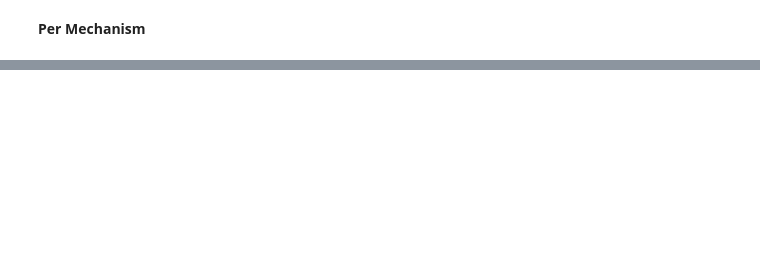
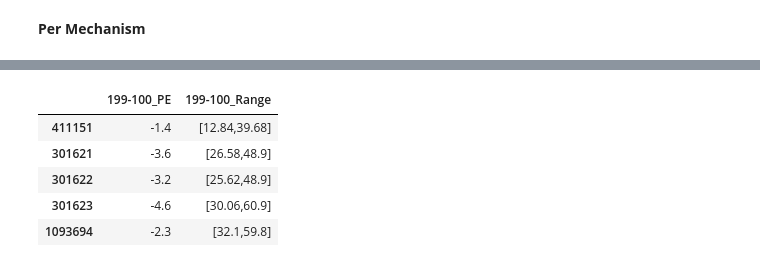
Before and after one commit to XRen615/exploreKit, a Jupyter notebook: Base_Estimation_Regression_HC_CY.ipynb, the cells around one changed output, grey strips where cells are left out. Drawn from its saved outputs; the diff is of its cells as text; code cells hidden in the pictures; blank space fills up the shorter version.

```diff
--- a/Base_Estimation_Regression_HC_CY.ipynb
+++ b/Base_Estimation_Regression_HC_CY.ipynb
@@ -296,0 +336,8 @@ PE_DF
+# %%
+PE_2 = {}
+for code in df2.ProductCode:
+    PE_2[code] = statsByMechReg(code,df2)
+
+PE_DF2 =  pd.DataFrame.from_dict(PE_2, orient='index')
+PE_DF2.columns =['199-100_PE']
+PE_DF2.head()
@@ -296,0 +363,9 @@ PE_DF
+# %%
+PE_DF2.head()
+# %% [output]
+|  | 199-100_PE | 199-100_Range |
+| 411151 | -1.4 | [12.84,39.68] |
+| 301621 | -3.6 | [26.58,48.9] |
+| 301622 | -3.2 | [25.62,48.9] |
+| 301623 | -4.6 | [30.06,60.9] |
+| 1093694 | -2.3 | [32.1,59.8] |
```
Also changed, not shown: parts of 30 cells of this notebook, 1 other file.
